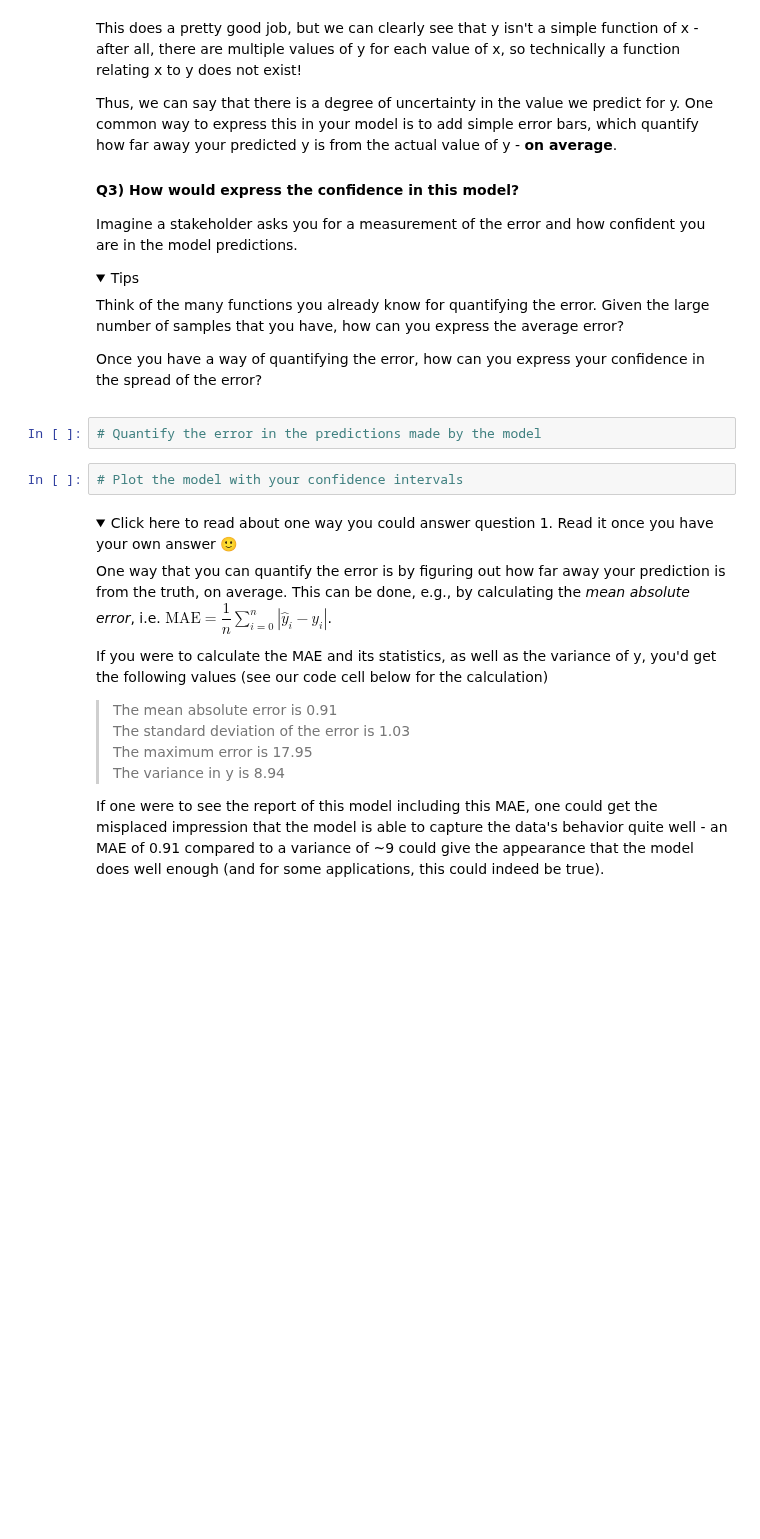
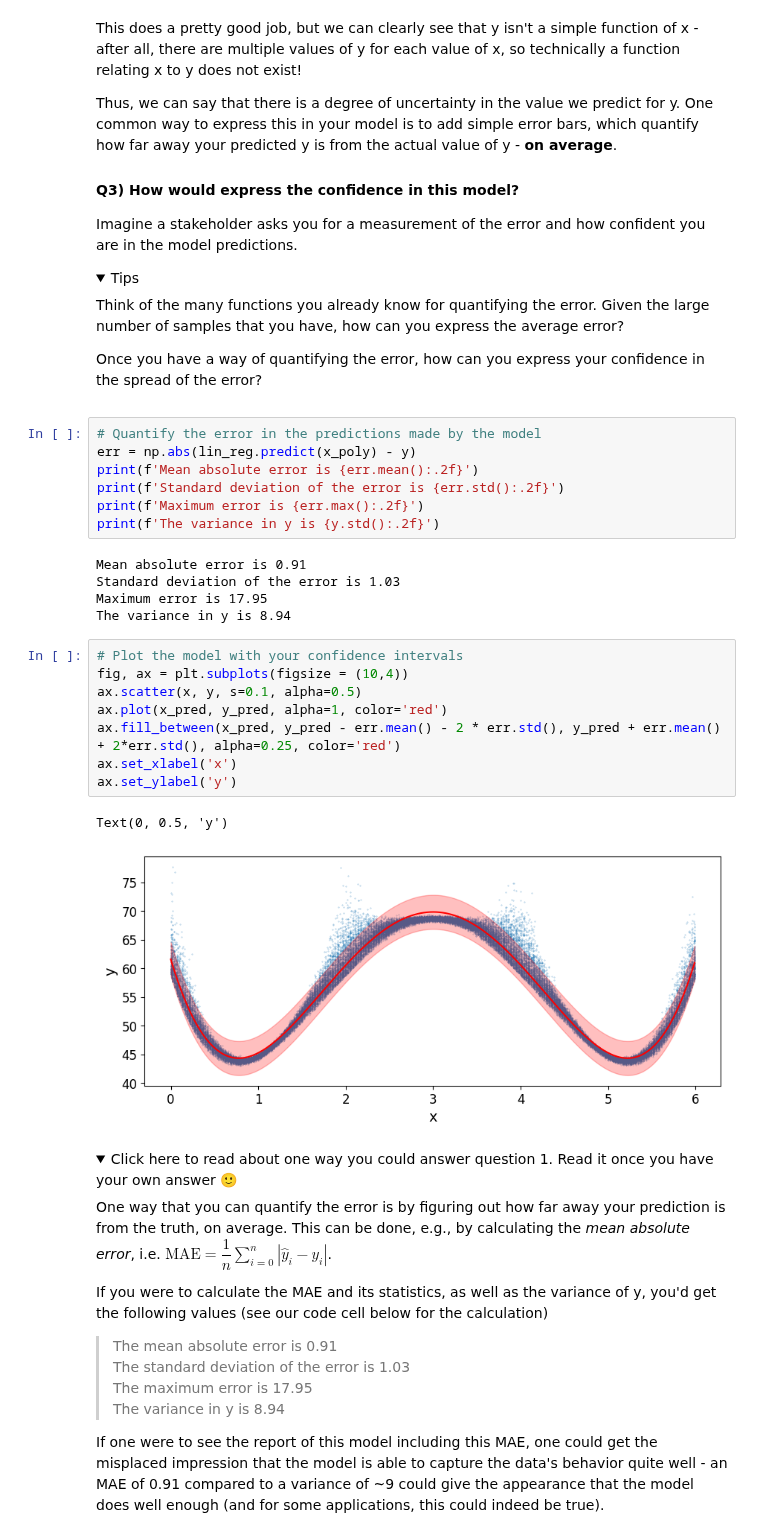
Before and after one commit to larasauser/2024_MLEES, a Jupyter notebook: Labs/09_GenerativeAI.ipynb, the cells around one changed output. Saved outputs shown, nothing was run; the diff lists cells and outputs as text; folded sections open; blank space fills up the shorter version.

```diff
--- a/Labs/09_GenerativeAI.ipynb
+++ b/Labs/09_GenerativeAI.ipynb
@@ -206,10 +251,29 @@ Think of the many functions you already know for quantifying the error. Given th
 Once you have a way of quantifying the error, how can you express your confidence in the spread of the error?
 
 </details>
-# %%
-# Quantify the error in the predictions made by the model
-# %%
-# Plot the model with your confidence intervals
+# %%
+# Quantify the error in the predictions made by the model
+err = np.abs(lin_reg.predict(x_poly) - y)
+print(f'Mean absolute error is {err.mean():.2f}')
+print(f'Standard deviation of the error is {err.std():.2f}')
+print(f'Maximum error is {err.max():.2f}')
+print(f'The variance in y is {y.std():.2f}')
+# %% [output]
+Mean absolute error is 0.91
+Standard deviation of the error is 1.03
+Maximum error is 17.95
+The variance in y is 8.94
+# %%
+# Plot the model with your confidence intervals
+fig, ax = plt.subplots(figsize = (10,4))
+ax.scatter(x, y, s=0.1, alpha=0.5)
+ax.plot(x_pred, y_pred, alpha=1, color='red')
+ax.fill_between(x_pred, y_pred - err.mean() - 2 * err.std(), y_pred + err.mean() + 2*err.std(), alpha=0.25, color='red')
+ax.set_xlabel('x')
+ax.set_ylabel('y')
+# %% [output]
+Text(0, 0.5, 'y')
+[figure, added]
 # %% [markdown]
 <details>
   <summary>Click here to read about one way you could answer question 1. Read it once you have your own answer 🙂 </summary>
```
Also changed, not shown: parts of 28 cells of this notebook.
